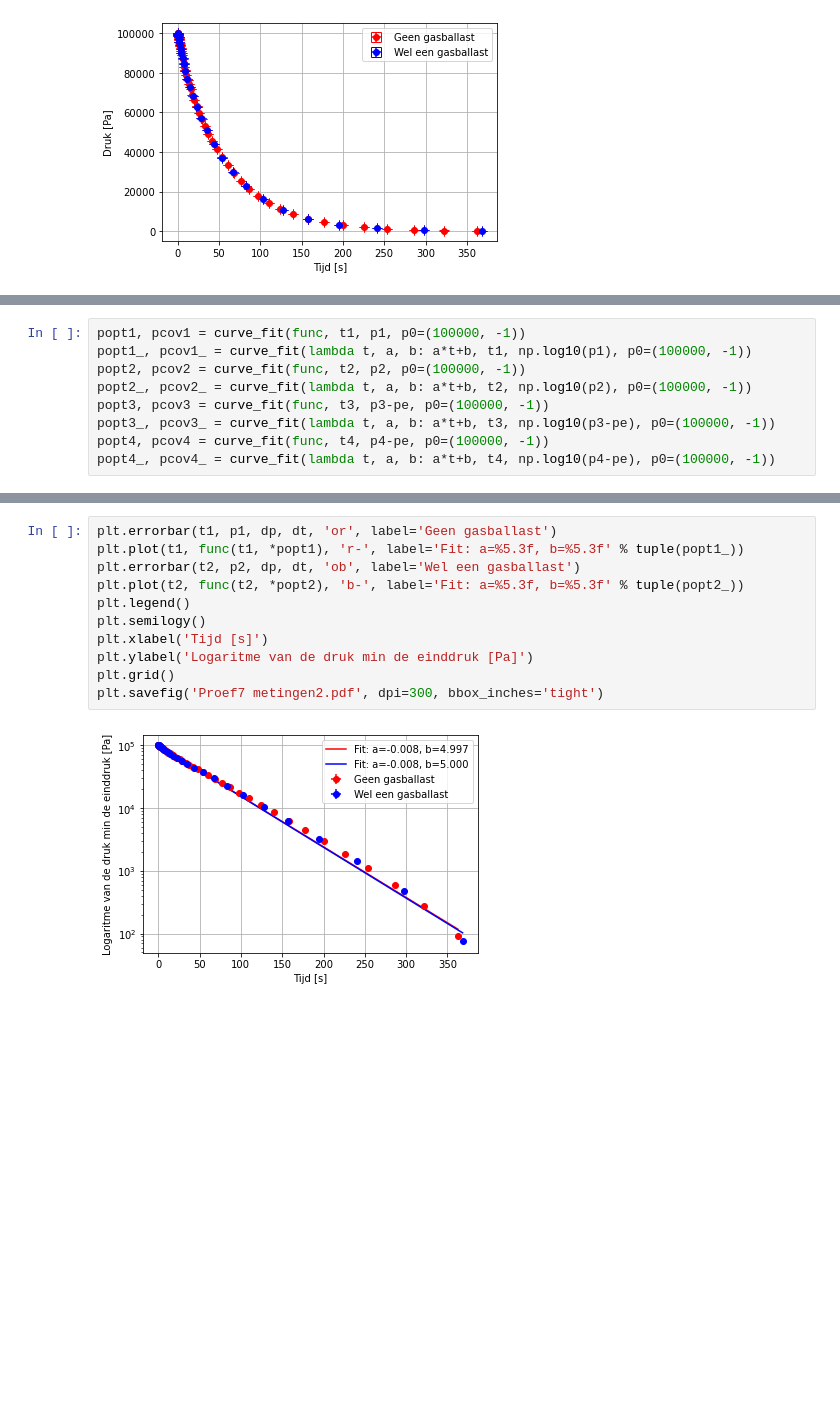
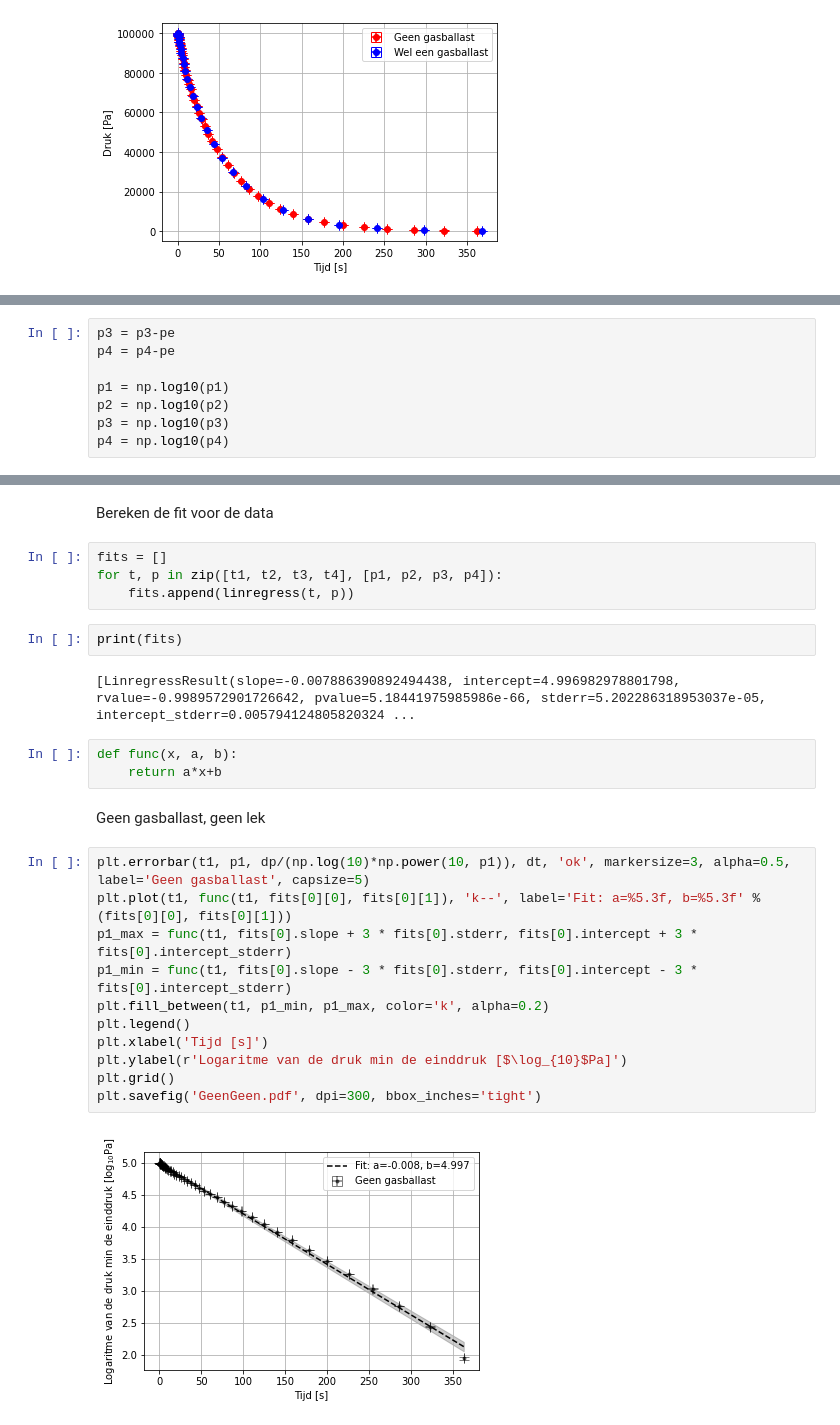
Before and after one commit to YannickJong/School, a Jupyter notebook: Vacuumtechniek/Experiment7.ipynb, the cells around one changed output, grey strips where cells are left out. Saved outputs shown, nothing was run; the diff lists cells and outputs as text; blank space fills up the shorter version.

```diff
--- a/Vacuumtechniek/Experiment7.ipynb
+++ b/Vacuumtechniek/Experiment7.ipynb
@@ -56,9 +71,8 @@ plt.savefig('Proef7 metingen1.pdf', dpi=300, bbox_inches='tight')
 # %%
-popt1, pcov1 = curve_fit(func, t1, p1, p0=(100000, -1))
-popt1_, pcov1_ = curve_fit(lambda t, a, b: a*t+b, t1, np.log10(p1), p0=(100000, -1))
-popt2, pcov2 = curve_fit(func, t2, p2, p0=(100000, -1))
-popt2_, pcov2_ = curve_fit(lambda t, a, b: a*t+b, t2, np.log10(p2), p0=(100000, -1))
-popt3, pcov3 = curve_fit(func, t3, p3-pe, p0=(100000, -1))
-popt3_, pcov3_ = curve_fit(lambda t, a, b: a*t+b, t3, np.log10(p3-pe), p0=(100000, -1))
-popt4, pcov4 = curve_fit(func, t4, p4-pe, p0=(100000, -1))
-popt4_, pcov4_ = curve_fit(lambda t, a, b: a*t+b, t4, np.log10(p4-pe), p0=(100000, -1))
+p3 = p3-pe
+p4 = p4-pe
+
+p1 = np.log10(p1)
+p2 = np.log10(p2)
+p3 = np.log10(p3)
+p4 = np.log10(p4)
@@ -69,13 +79,28 @@ print(popt1_, popt2_, popt3_, popt4_)
+# %% [markdown]
+Bereken de fit voor de data
+# %%
+fits = []
+for t, p in zip([t1, t2, t3, t4], [p1, p2, p3, p4]):
+    fits.append(linregress(t, p))
+# %%
+print(fits)
+# %% [output]
+[LinregressResult(slope=-0.007886390892494438, intercept=4.996982978801798, rvalue=-0.9989572901726642, pvalue=5.18441975985986e-66, stderr=5.202286318953037e-05, intercept_stderr=0.005794124805820324 ...
+# %%
+def func(x, a, b):
+    return a*x+b
+# %% [markdown]
+Geen gasballast, geen lek
 # %%
-plt.errorbar(t1, p1, dp, dt, 'or', label='Geen gasballast')
-plt.plot(t1, func(t1, *popt1), 'r-', label='Fit: a=%5.3f, b=%5.3f' % tuple(popt1_))
-plt.errorbar(t2, p2, dp, dt, 'ob', label='Wel een gasballast')
-plt.plot(t2, func(t2, *popt2), 'b-', label='Fit: a=%5.3f, b=%5.3f' % tuple(popt2_))
+plt.errorbar(t1, p1, dp/(np.log(10)*np.power(10, p1)), dt, 'ok', markersize=3, alpha=0.5, label='Geen gasballast', capsize=5)
+plt.plot(t1, func(t1, fits[0][0], fits[0][1]), 'k--', label='Fit: a=%5.3f, b=%5.3f' % (fits[0][0], fits[0][1]))
+p1_max = func(t1, fits[0].slope + 3 * fits[0].stderr, fits[0].intercept + 3 * fits[0].intercept_stderr)
+p1_min = func(t1, fits[0].slope - 3 * fits[0].stderr, fits[0].intercept - 3 * fits[0].intercept_stderr)
+plt.fill_between(t1, p1_min, p1_max, color='k', alpha=0.2)
 plt.legend()
-plt.semilogy()
 plt.xlabel('Tijd [s]')
-plt.ylabel('Logaritme van de druk min de einddruk [Pa]')
+plt.ylabel(r'Logaritme van de druk min de einddruk [$\log_{10}$Pa]')
 plt.grid()
-plt.savefig('Proef7 metingen2.pdf', dpi=300, bbox_inches='tight')
+plt.savefig('GeenGeen.pdf', dpi=300, bbox_inches='tight')
 # %% [output]
-[figure, old version]
+[figure, new version]
```
Also changed, not shown: parts of 18 cells of this notebook, 7 other files.
